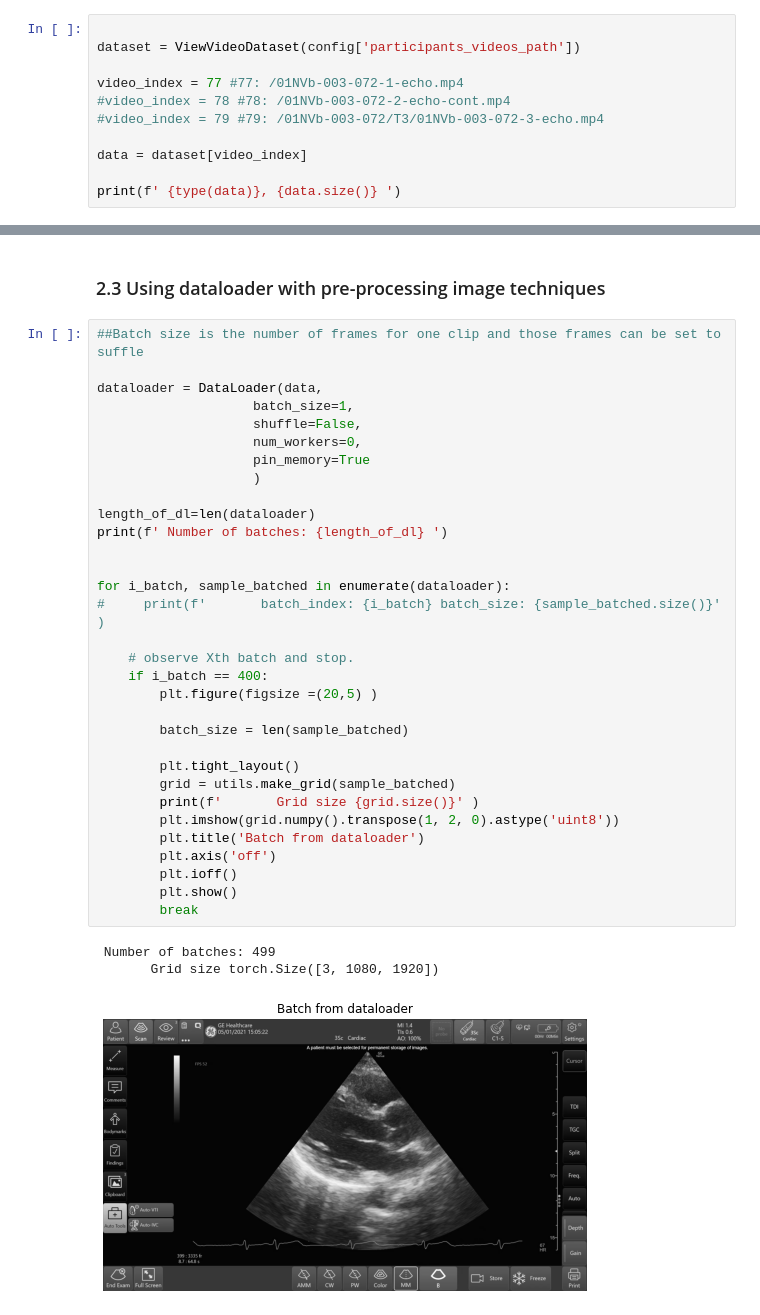
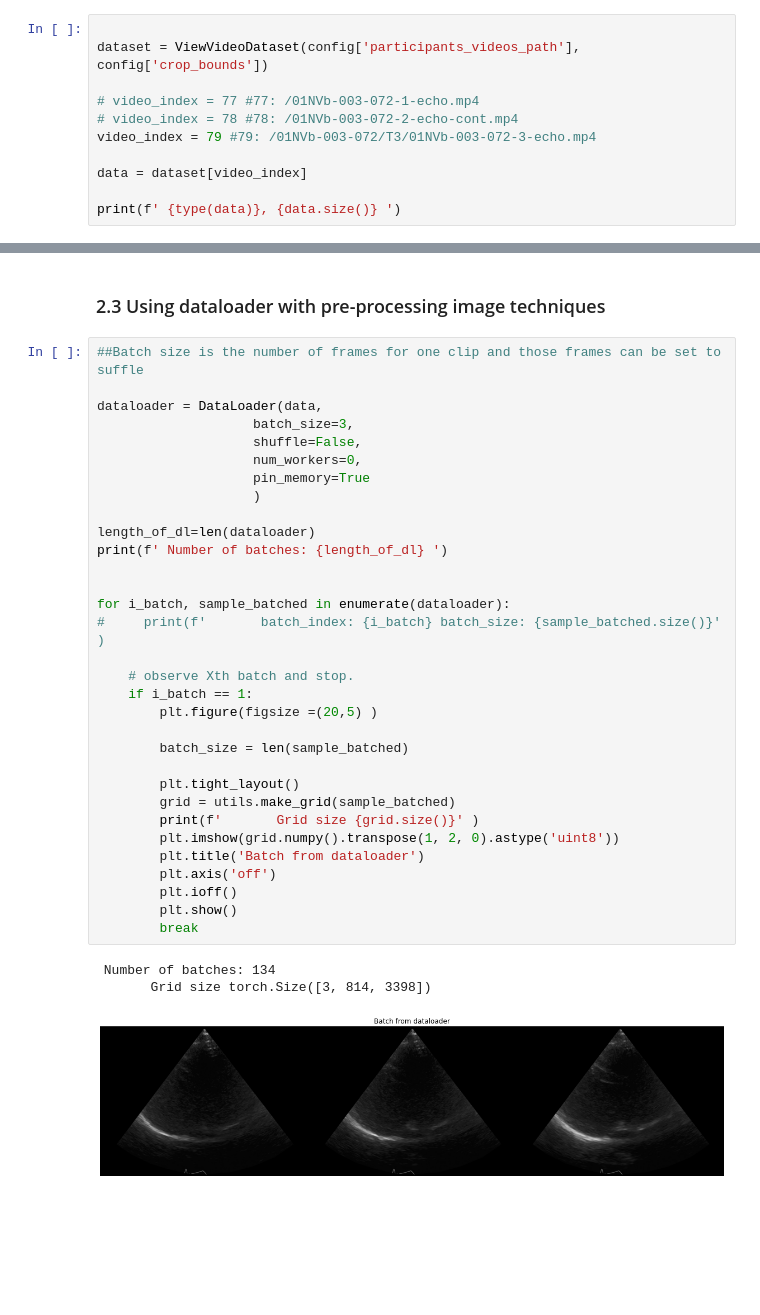
Before and after one commit to vital-ultrasound/ai-echocardiography-for-low-resource-countries, a Jupyter notebook: scripts/preprocessing/notebook_cropping_and_masking_4CV.ipynb, the cells around one changed output, grey strips where cells are left out. Drawn from its saved outputs; the diff is of its cells as text; blank space fills up the shorter version.

Commit message:
#21 :tada: adds crop and mask methods and tested in py script and notebook

```diff
--- a/scripts/preprocessing/notebook_cropping_and_masking_4CV.ipynb
+++ b/scripts/preprocessing/notebook_cropping_and_masking_4CV.ipynb
@@ -56,11 +56,11 @@ with open(YML_FILE, 'r') as yml:
 ### 2.2 Setting variables and loading datasets using pytorch dataloader
 # %%
 
-dataset = ViewVideoDataset(config['participants_videos_path'])
+dataset = ViewVideoDataset(config['participants_videos_path'], config['crop_bounds'])
 
-video_index = 77 #77: /01NVb-003-072-1-echo.mp4
-#video_index = 78 #78: /01NVb-003-072-2-echo-cont.mp4
-#video_index = 79 #79: /01NVb-003-072/T3/01NVb-003-072-3-echo.mp4
+# video_index = 77 #77: /01NVb-003-072-1-echo.mp4
+# video_index = 78 #78: /01NVb-003-072-2-echo-cont.mp4
+video_index = 79 #79: /01NVb-003-072/T3/01NVb-003-072-3-echo.mp4
 
 data = dataset[video_index]
 
@@ -80,35 +80,35 @@ print(f' {type(data)}, {data.size()} ')
 ##Batch size is the number of frames for one clip and those frames can be set to suffle
 
 dataloader = DataLoader(data,
-                    batch_size=1,
+                    batch_size=3,
                     shuffle=False,
                     num_workers=0,
                     pin_memory=True
                     )
 
 length_of_dl=len(dataloader)
 print(f' Number of batches: {length_of_dl} ')
 
 
 for i_batch, sample_batched in enumerate(dataloader):
 #     print(f'       batch_index: {i_batch} batch_size: {sample_batched.size()}'  )
 
     # observe Xth batch and stop.
-    if i_batch == 400:
+    if i_batch == 1:
         plt.figure(figsize =(20,5) )
 
         batch_size = len(sample_batched)
 
         plt.tight_layout()
         grid = utils.make_grid(sample_batched)
         print(f'       Grid size {grid.size()}' )
         plt.imshow(grid.numpy().transpose(1, 2, 0).astype('uint8'))
         plt.title('Batch from dataloader')
         plt.axis('off')
         plt.ioff()
         plt.show()
         break
 # %% [output]
- Number of batches: 499
-       Grid size torch.Size([3, 1080, 1920])
+ Number of batches: 134
+       Grid size torch.Size([3, 814, 3398])
-[figure, old version]
+[figure, new version]
```
Also changed, not shown: parts of 1 cell of this notebook, 4 other files.
